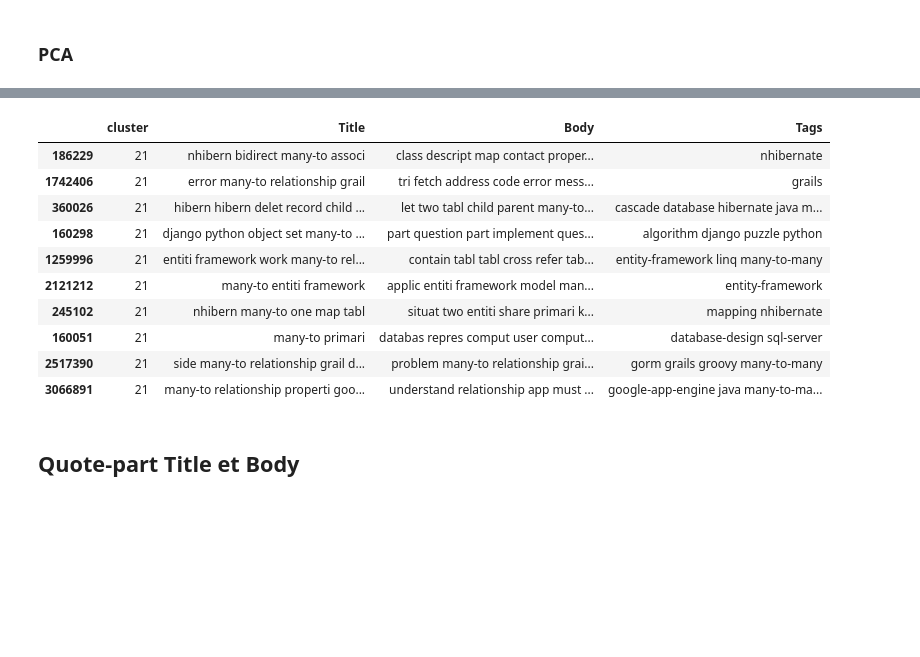
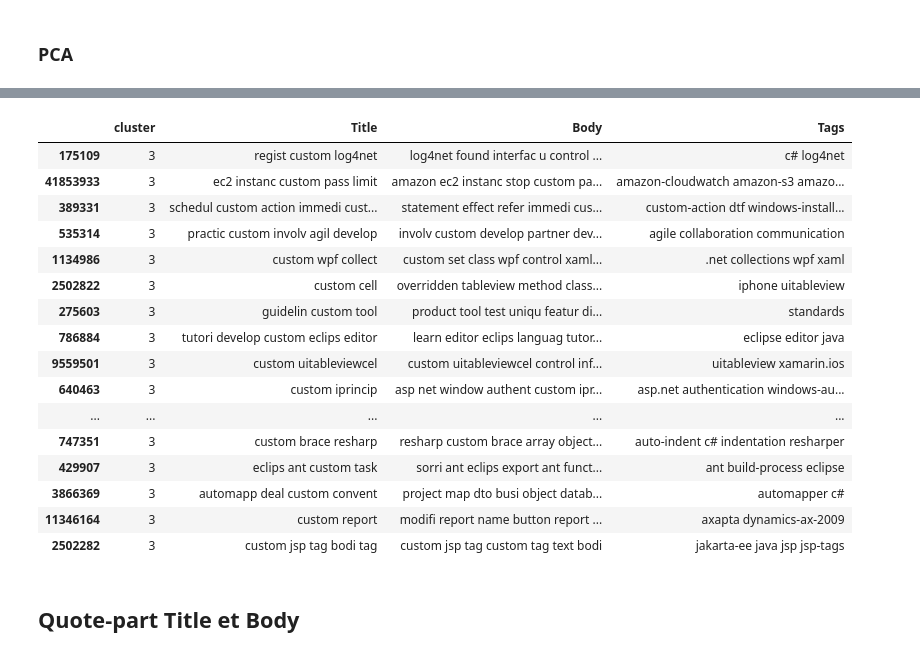
Before and after one commit to FKO78/OC-ds-p6, a Jupyter notebook: P6_Catégorisez_automatiquement_des_questions_MODELISATION.ipynb, the cells around one changed output, grey strips where cells are left out. Drawn from its saved outputs; the diff is of its cells as text; code cells hidden in the pictures; blank space fills up the shorter version.

```diff
--- a/P6_Catégorisez_automatiquement_des_questions_MODELISATION.ipynb
+++ b/P6_Catégorisez_automatiquement_des_questions_MODELISATION.ipynb
@@ -167,9 +172,9 @@ def tag_question(title, body):
 # %%
 with open('OC_DS_P6_backup.pkl', 'rb') as file:
     unpickler = pickle.Unpickler(file)
-    train = unpickler.load()
+    source = unpickler.load()
 
 # Etiquetage des tags
 lbl = LabelEncoder()
-train['Tags_lbl'] = lbl.fit_transform(train.Tags)
+source['Tags_lbl'] = lbl.fit_transform(source.Tags)
 # %%
@@ -191,6 +196,6 @@ train.nTags.value_counts().to_frame().sort_index()
 | 4 | 10228 |
 | 5 | 5171 |
 # %%
-train = train.sample(10000)
+train = source.sample(10000)
 len(train.Tags.unique())
 # %% [output]
@@ -204,7 +209,9 @@ dict_tfidf = defaultdict(dict)
 for col in ['Title', 'Body']:
     X = train[col].copy()
 
-    dict_tfidf['vector'][col] = TfidfVectorizer(token_pattern=REGEX).fit(X)
+    dict_tfidf['vector'][col] = TfidfVectorizer(token_pattern=REGEX, \
+                                                stop_words=EXTRA_SW, \
+                                                min_df=DICT_COLS[col]).fit(X)
     v_tfidf = dict_tfidf['vector'][col].transform(X)
     cols = dict_tfidf['vector'][col].get_feature_names()
     dict_tfidf['df'][col] = pd.DataFrame(v_tfidf.todense().tolist(), \
@@ -240,14 +247,17 @@ PCA 2 composants: [0.0133606 0.0103979] 0.023758507072790896
 # %%
 # Iteration de clustering kmeans avec des nb de clusters différents
 silhouettes = []
-cluster_range = range(10, 150, 10)
+cluster_range = range(1000, 3500, 500)
+
+start_time = timeit.default_timer()
 for n in cluster_range:
     myclust = cluster.KMeans(n_clusters=n, random_state=1)
     myclust.fit(X_scaled)
     silhouettes.append(metrics.silhouette_score(X_scaled, myclust.labels_))
 
+elapsed = timeit.default_timer() - start_time
 best_cluster = cluster_range[np.argmax(silhouettes)]
-print('best clustering = ', best_cluster)
+print('best clustering = ', best_cluster, 'elapsed : ', elapsed)
 
 fig = plt.figure(figsize=(10, 5))
 plt.plot(cluster_range, silhouettes, marker='o')
@@ -300,17 +311,23 @@ tfidf.groupby(['cluster'])[['cluster']].count().T.reset_index(drop=True)
 # %%
-tfidf[tfidf.cluster == 21][['cluster']].merge(train[['Title', 'Body', 'Tags']], left_index=True, right_index=True)
+tfidf[tfidf.cluster == 3][['cluster']].merge(train[['Title', 'Body', 'Tags']], left_index=True, right_index=True)
 # %% [output]
 |  | cluster | Title | Body | Tags |
-| 186229 | 21 | nhibern bidirect many-to associ | class descript map contact proper... | nhibernate |
-| 1742406 | 21 | error many-to relationship grail | tri fetch address code error mess... | grails |
-| 360026 | 21 | hibern hibern delet record child ... | let two tabl child parent many-to... | cascade database hibernate java m... |
-| 160298 | 21 | django python object set many-to ... | part question part implement ques... | algorithm django puzzle python |
-| 1259996 | 21 | entiti framework work many-to rel... | contain tabl tabl cross refer tab... | entity-framework linq many-to-many |
-| 2121212 | 21 | many-to entiti framework | applic entiti framework model man... | entity-framework |
-| 245102 | 21 | nhibern many-to one map tabl | situat two entiti share primari k... | mapping nhibernate |
-| 160051 | 21 | many-to primari | databas repres comput user comput... | database-design sql-server |
-| 2517390 | 21 | side many-to relationship grail d... | problem many-to relationship grai... | gorm grails groovy many-to-many |
-| 3066891 | 21 | many-to relationship properti goo... | understand relationship app must ... | google-app-engine java many-to-ma... |
+| 175109 | 3 | regist custom log4net | log4net found interfac u control ... | c# log4net |
+| 41853933 | 3 | ec2 instanc custom pass limit | amazon ec2 instanc stop custom pa... | amazon-cloudwatch amazon-s3 amazo... |
+| 389331 | 3 | schedul custom action immedi cust... | statement effect refer immedi cus... | custom-action dtf windows-install... |
+| 535314 | 3 | practic custom involv agil develop | involv custom develop partner dev... | agile collaboration communication |
+| 1134986 | 3 | custom wpf collect | custom set class wpf control xaml... | .net collections wpf xaml |
+| 2502822 | 3 | custom cell | overridden tableview method class... | iphone uitableview |
+| 275603 | 3 | guidelin custom tool | product tool test uniqu featur di... | standards |
+| 786884 | 3 | tutori develop custom eclips editor | learn editor eclips languag tutor... | eclipse editor java |
+| 9559501 | 3 | custom uitableviewcel | custom uitableviewcel control inf... | uitableview xamarin.ios |
+| 640463 | 3 | custom iprincip | asp net window authent custom ipr... | asp.net authentication windows-au... |
+| ... | ... | ... | ... | ... |
+| 747351 | 3 | custom brace resharp | resharp custom brace array object... | auto-indent c# indentation resharper |
+| 429907 | 3 | eclips ant custom task | sorri ant eclips export ant funct... | ant build-process eclipse |
+| 3866369 | 3 | automapp deal custom convent | project map dto busi object datab... | automapper c# |
+| 11346164 | 3 | custom report | modifi report name button report ... | axapta dynamics-ax-2009 |
+| 2502282 | 3 | custom jsp tag bodi tag | custom jsp tag custom tag text bodi | jakarta-ee java jsp jsp-tags |
 # %% [markdown]
 ## Quote-part Title et Body
 # %%
```
Also changed, not shown: parts of 19 cells of this notebook.
